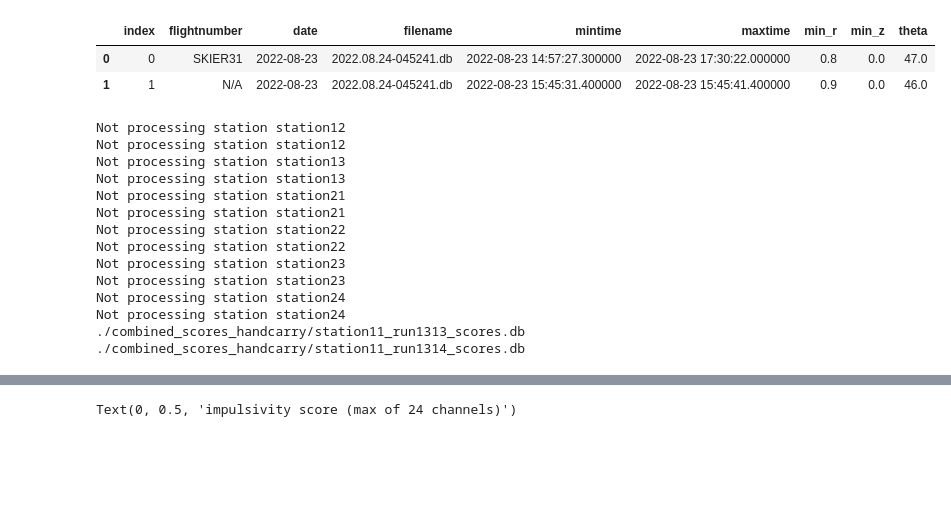
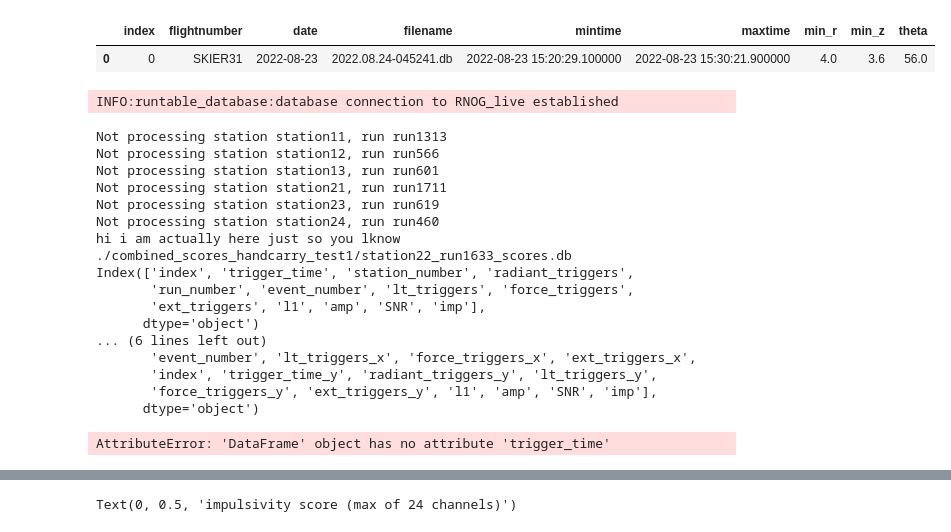
Before and after one commit to OliverSchlemper/Flights, a Jupyter notebook: threshold_analysis.ipynb, the cells around one changed output, grey strips where cells are left out. Cells and saved outputs as stored; diff of their text form; code cells hidden in the pictures; blank space fills up the shorter version.

```diff
--- a/threshold_analysis.ipynb
+++ b/threshold_analysis.ipynb
@@ -30,9 +30,10 @@ import FlightTracker
 importlib.reload(FlightTracker)
 from FlightTracker import FlightTracker
 '''
-#tracker = FlightTracker('2023-05-12 14:28:54', '2023-05-12 16:24:02')
+#tracker = FlightTracker('2023-05-12 14:28:54', '2023-05-12 16:24:02')#skier glaube ich
+#tracker = FlightTracker('2022-08-17 10:48:11',	'2022-08-17 10:53:52')#jal43
 #tracker = FlightTracker('2023-05-07 13:38:34',	'2023-05-07 13:56:44')#CPA085
-tracker = FlightTracker('2022-08-23 14:57:27', '2022-08-23 17:30:27')
+tracker = FlightTracker('2022-08-23 15:20:27',	'2022-08-23 15:30:27')#skier31
 print(tracker.get_times())
 tracker.flights_distinct
 # %% [output]
@@ -40,21 +41,27 @@ tracker.flights_distinct
 None
 |  | index | flightnumber | date | filename | mintime | maxtime | min_r | min_z | theta |
-| 0 | 0 | SKIER31 | 2022-08-23 | 2022.08.24-045241.db | 2022-08-23 14:57:27.300000 | 2022-08-23 17:30:22.000000 | 0.8 | 0.0 | 47.0 |
-| 1 | 1 | N/A | 2022-08-23 | 2022.08.24-045241.db | 2022-08-23 15:45:31.400000 | 2022-08-23 15:45:41.400000 | 0.9 | 0.0 | 46.0 |
+| 0 | 0 | SKIER31 | 2022-08-23 | 2022.08.24-045241.db | 2022-08-23 15:20:29.100000 | 2022-08-23 15:30:21.900000 | 4.0 | 3.6 | 56.0 |
 # %%
-tracker.header_df = FlightTracker.get_df_from_handcarry_data(tracker.start_time, tracker.stop_time, stations = [11])
+tracker.header_df = FlightTracker.get_df_from_handcarry_data(tracker.start_time, tracker.stop_time, rebuild_combined_scores = True,  stations = [22], path_to_scores = 'combined_scores_handcarry_test1')
+header_df = tracker.header_df
+header_df
 # %% [output]
-Not processing station station12
-Not processing station station12
-Not processing station station13
-Not processing station station13
-Not processing station station21
-Not processing station station21
-Not processing station station22
-Not processing station station22
-Not processing station station23
-Not processing station station23
-Not processing station station24
-Not processing station station24
-./combined_scores_handcarry/station11_run1313_scores.db
-./combined_scores_handcarry/station11_run1314_scores.db
+INFO:runtable_database:database connection to RNOG_live established
+Not processing station station11, run run1313
+Not processing station station12, run run566
+Not processing station station13, run run601
+Not processing station station21, run run1711
+Not processing station station23, run run619
+Not processing station station24, run run460
+hi i am actually here just so you lknow
+./combined_scores_handcarry_test1/station22_run1633_scores.db
+Index(['index', 'trigger_time', 'station_number', 'radiant_triggers',
+       'run_number', 'event_number', 'lt_triggers', 'force_triggers',
+       'ext_triggers', 'l1', 'amp', 'SNR', 'imp'],
+      dtype='object')
+... (6 lines left out)
+       'event_number', 'lt_triggers_x', 'force_triggers_x', 'ext_triggers_x',
+       'index', 'trigger_time_y', 'radiant_triggers_y', 'lt_triggers_y',
+       'force_triggers_y', 'ext_triggers_y', 'l1', 'amp', 'SNR', 'imp'],
+      dtype='object')
+AttributeError: 'DataFrame' object has no attribute 'trigger_time'
```
Also changed, not shown: parts of 4 cells of this notebook, 1 other file.
